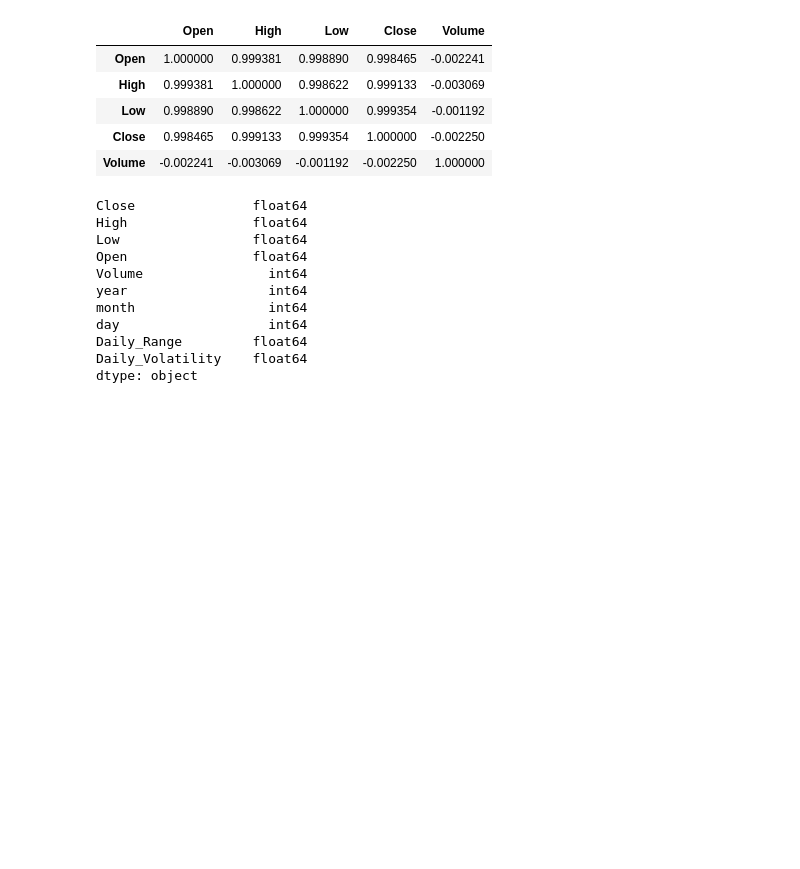
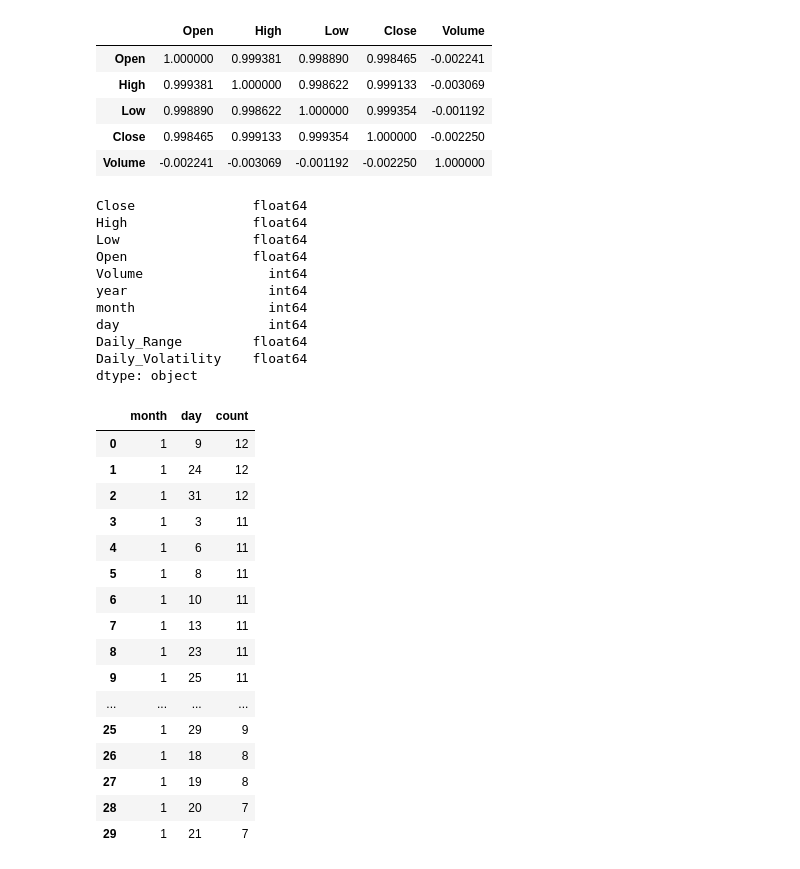
Before and after one commit to mayurimamdi/SilverRatePredAndEDA, a Jupyter notebook: notebook/EDA.ipynb, the cells around one changed output. Cells and saved outputs as stored; diff of their text form; code cells hidden in the pictures; blank space fills up the shorter version.

```diff
--- a/notebook/EDA.ipynb
+++ b/notebook/EDA.ipynb
@@ -124,3 +124,25 @@ day                   int64
 Daily_Range         float64
 Daily_Volatility    float64
 dtype: object
+# %%
+res=df[df['month']==1].groupby('month')['day'].value_counts().reset_index()
+# %%
+res
+# %% [output]
+|  | month | day | count |
+| 0 | 1 | 9 | 12 |
+| 1 | 1 | 24 | 12 |
+| 2 | 1 | 31 | 12 |
+| 3 | 1 | 3 | 11 |
+| 4 | 1 | 6 | 11 |
+| 5 | 1 | 8 | 11 |
+| 6 | 1 | 10 | 11 |
+| 7 | 1 | 13 | 11 |
+| 8 | 1 | 23 | 11 |
+| 9 | 1 | 25 | 11 |
+| ... | ... | ... | ... |
+| 25 | 1 | 29 | 9 |
+| 26 | 1 | 18 | 8 |
+| 27 | 1 | 19 | 8 |
+| 28 | 1 | 20 | 7 |
+| 29 | 1 | 21 | 7 |
```
Also changed, not shown: parts of 2 cells of this notebook.
